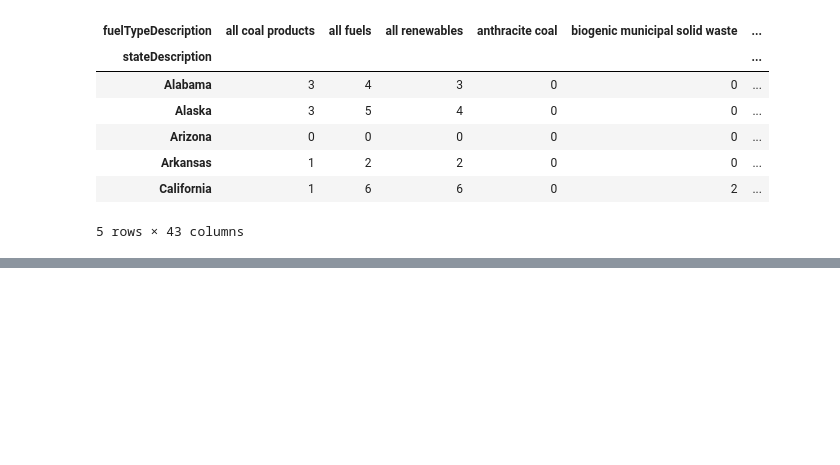
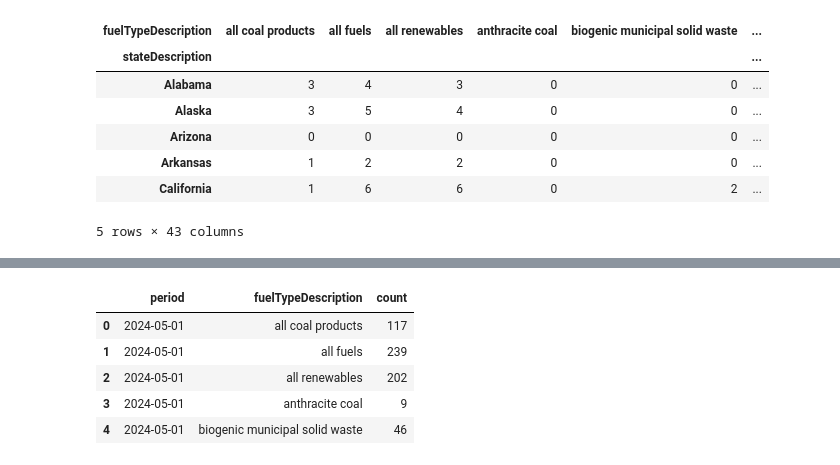
Before and after one commit to Nehemiahmageto/Unsupervised-Discovery-of-U.S.-Electricity-Consumption-Regimes-2015-2024-, a Jupyter notebook: model.ipynb, the cells around one changed output, grey strips where cells are left out. Cells and saved outputs as stored; diff of their text form; code cells hidden in the pictures; blank space fills up the shorter version.

```diff
--- a/model.ipynb
+++ b/model.ipynb
@@ -136,0 +149,15 @@ fuel_by_state.head()
+# %%
+fuel_time = (
+    df.groupby(["period", "fuelTypeDescription"])
+      .size()
+      .reset_index(name="count")
+)
+
+fuel_time.head()
+# %% [output]
+|  | period | fuelTypeDescription | count |
+| 0 | 2024-05-01 | all coal products | 117 |
+| 1 | 2024-05-01 | all fuels | 239 |
+| 2 | 2024-05-01 | all renewables | 202 |
+| 3 | 2024-05-01 | anthracite coal | 9 |
+| 4 | 2024-05-01 | biogenic municipal solid waste | 46 |
```
Also changed, not shown: parts of 1 cell of this notebook.
